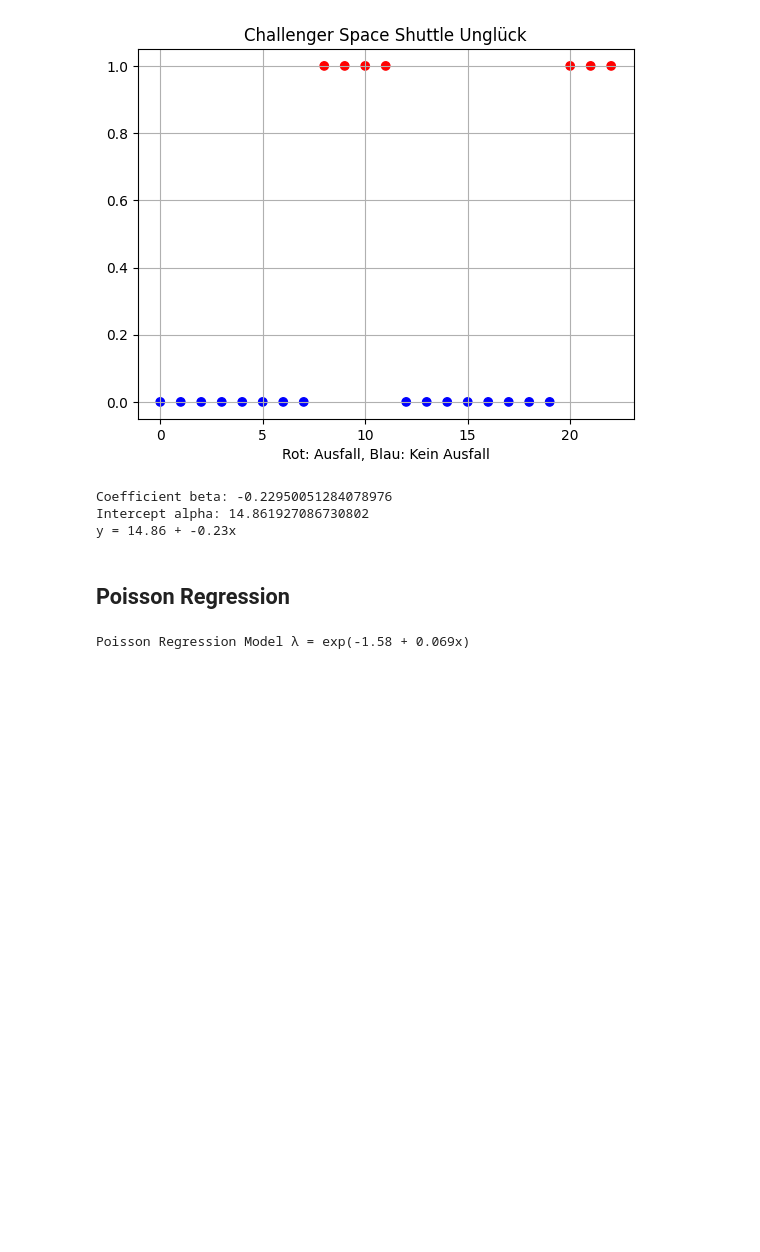
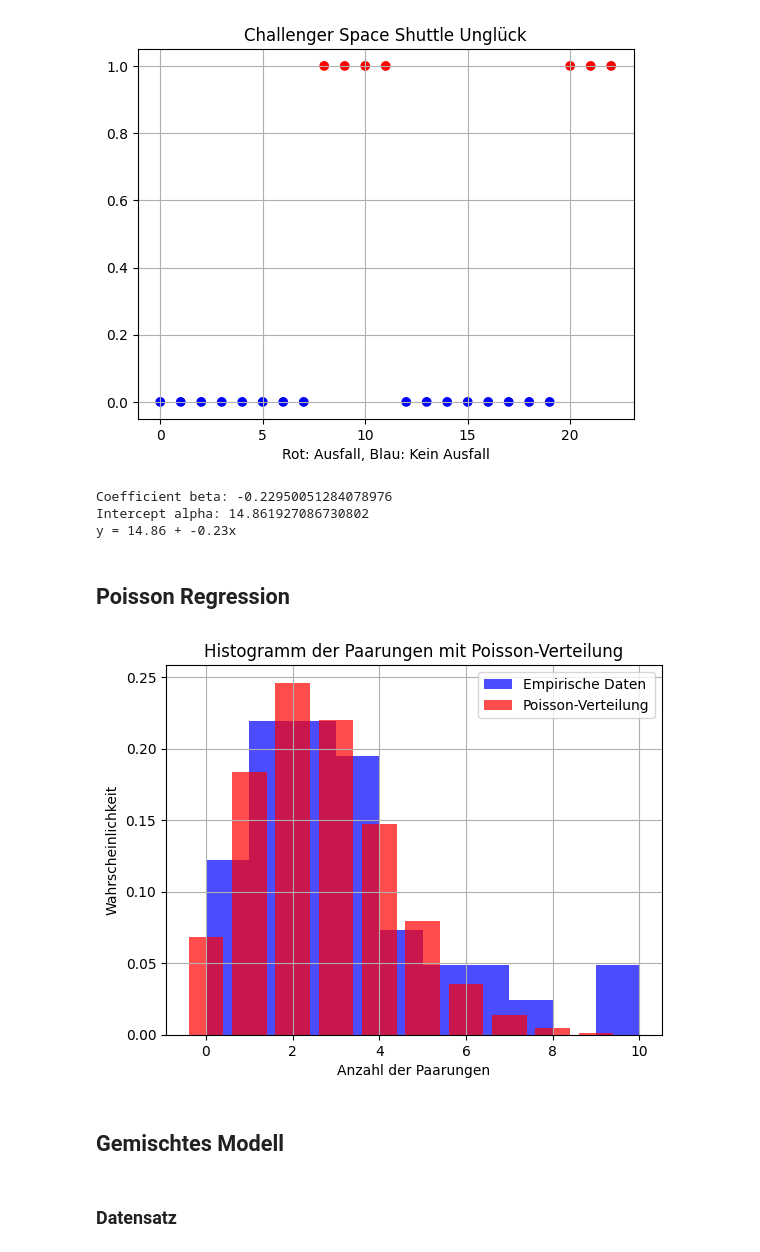
Before and after one commit to tombk556/Mehrdim.-Datenanalyse-und-stat.-Lernverfahren, a Jupyter notebook: Python/Prüfungsbeispiele.ipynb, the cells around one changed output. Saved outputs shown, nothing was run; the diff lists cells and outputs as text; code cells hidden in the pictures; blank space fills up the shorter version.

Commit message:
added mixed model

```diff
--- a/Python/Prüfungsbeispiele.ipynb
+++ b/Python/Prüfungsbeispiele.ipynb
@@ -215,16 +219,22 @@ data = pd.DataFrame(
         "Paarungen": [0, 1, 1, 1, 3, 0, 0, 0, 2, 2,2, 1, 2, 4, 3, 3, 3, 2, 1, 1, 2, 3, 5, 6, 1, 1, 6, 2, 1, 3, 4, 0, 2, 3, 4, 9, 3, 5, 7, 2, 9]
     }
 )
-# %%
-X = data[["Alter"]]
-y = data["Paarungen"]
-
-X = sm.add_constant(X)
-
-
-poisson_model = sm.GLM(y, X, family=sm.families.Poisson()).fit()
-b0, b1 = poisson_model.params
-
-print(f"Poisson Regression Model λ = exp({b0:.2f} + {b1:.3f}x)")
-# %% [output]
-Poisson Regression Model λ = exp(-1.58 + 0.069x)
+# %%
+data['Paarungen'].hist(bins=range(int(data['Paarungen'].max()) + 2),
+                       alpha=0.7, color='blue', density=True, label='Empirische Daten')
+
+mu = data['Paarungen'].mean()
+poisson_values = [poisson.pmf(k, mu) for k in range(int(data['Paarungen'].max()) + 1)]
+plt.bar(range(int(data['Paarungen'].max()) + 1), poisson_values, alpha=0.7, color='red', label='Poisson-Verteilung')
+
+plt.xlabel('Anzahl der Paarungen')
+plt.ylabel('Wahrscheinlichkeit')
+plt.title('Histogramm der Paarungen mit Poisson-Verteilung')
+plt.legend()
+plt.show()
+# %% [output]
+[figure, added]
+# %% [markdown]
+## Gemischtes Modell
+# %% [markdown]
+### Datensatz
```
Also changed, not shown: parts of 9 cells of this notebook.
